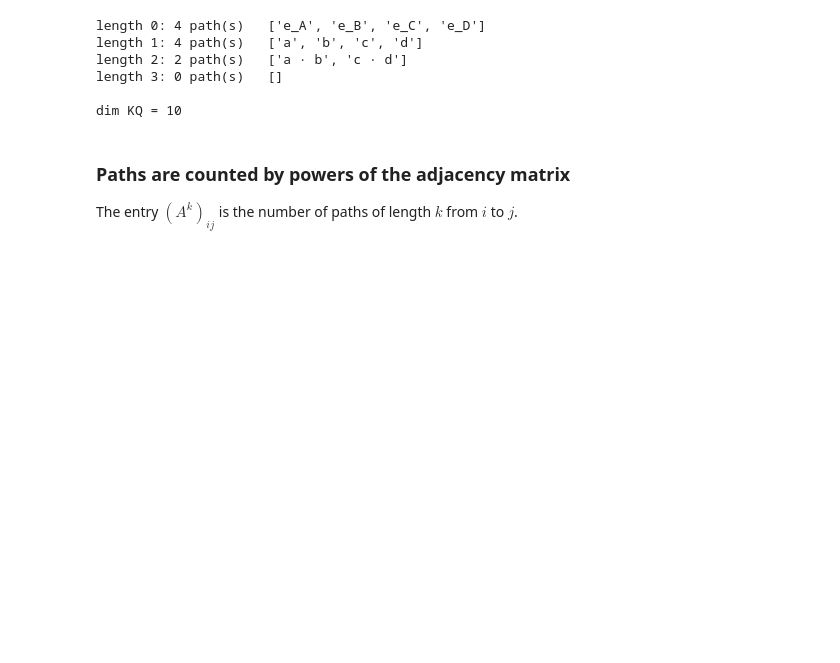
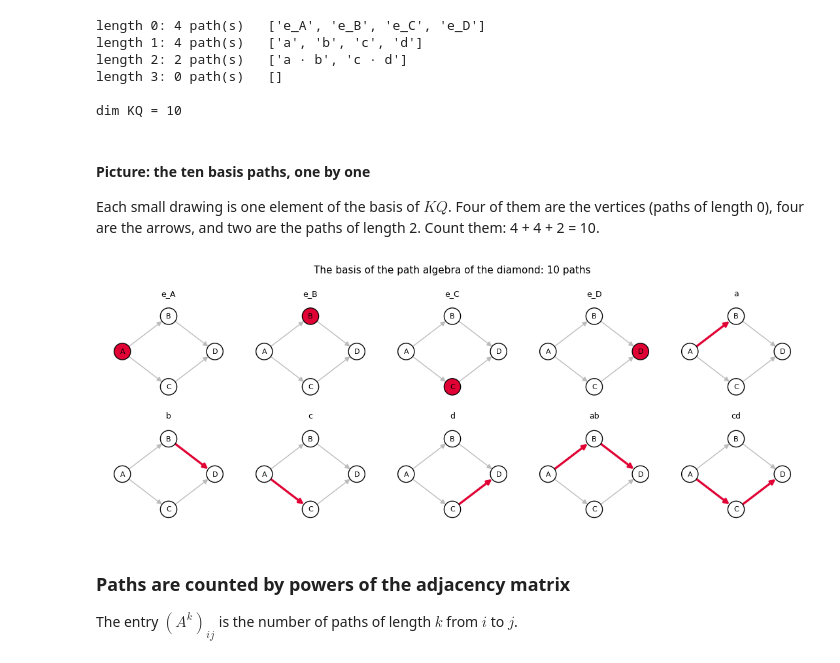
Before and after one commit to Izainea/aiq-quivers, a Jupyter notebook: workshop_ciarp2026.ipynb, the cells around one changed output. Saved outputs shown, nothing was run; the diff lists cells and outputs as text; code cells hidden in the pictures; blank space fills up the shorter version.

```diff
--- a/workshop_ciarp2026.ipynb
+++ b/workshop_ciarp2026.ipynb
@@ -218,6 +261,21 @@ length 2: 2 path(s)   ['a · b', 'c · d']
 length 3: 0 path(s)   []
 
 dim KQ = 10
+# %% [markdown]
+#### Picture: the ten basis paths, one by one
+
+Each small drawing is one element of the basis of $KQ$. Four of them are the vertices (paths of length 0), four are the arrows, and two are the paths of length 2. Count them: 4 + 4 + 2 = 10.
+# %%
+basis = ([("e_" + v, [], [v]) for v in "ABCD"] + [(x, [x], []) for x in "abcd"]
+         + [("ab", ["a", "b"], []), ("cd", ["c", "d"], [])])
+fig, axes = plt.subplots(2, 5, figsize=(11, 4.2))
+for ax, (name, arrows_, nodes_) in zip(axes.ravel(), basis):
+    small_quiver(ax, diamond, pos_d, red_arrows=arrows_, red_nodes=nodes_, title=name)
+fig.suptitle("The basis of the path algebra of the diamond: 10 paths", fontsize=11)
+plt.tight_layout()
+plt.show()
+# %% [output]
+[figure, added]
 # %% [markdown]
 ### Paths are counted by powers of the adjacency matrix
 
```
Also changed, not shown: parts of 51 cells of this notebook.
